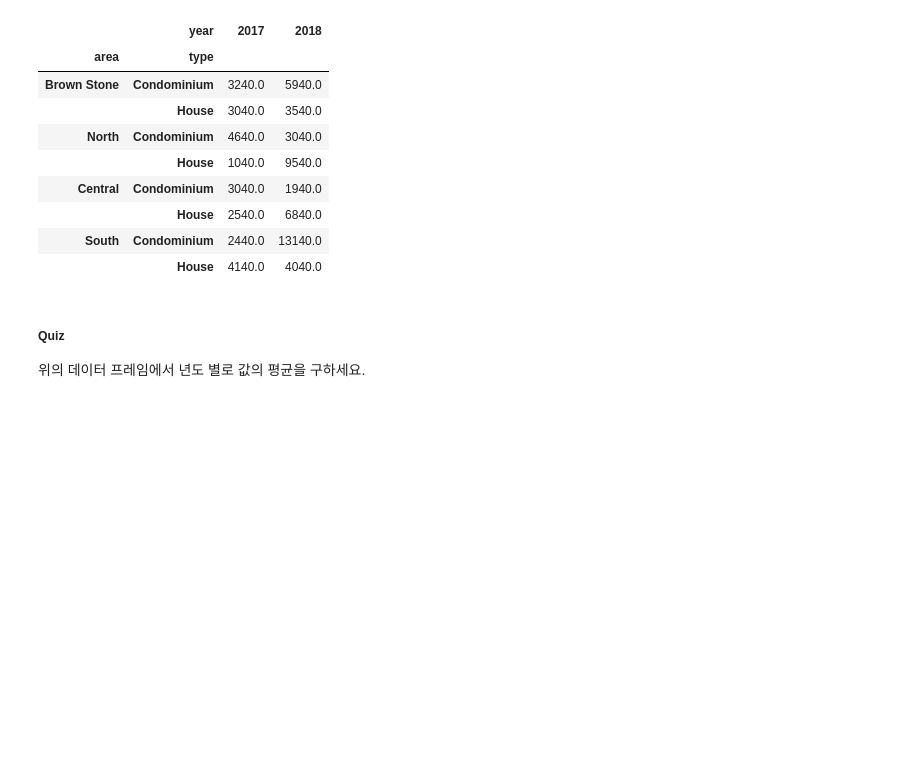
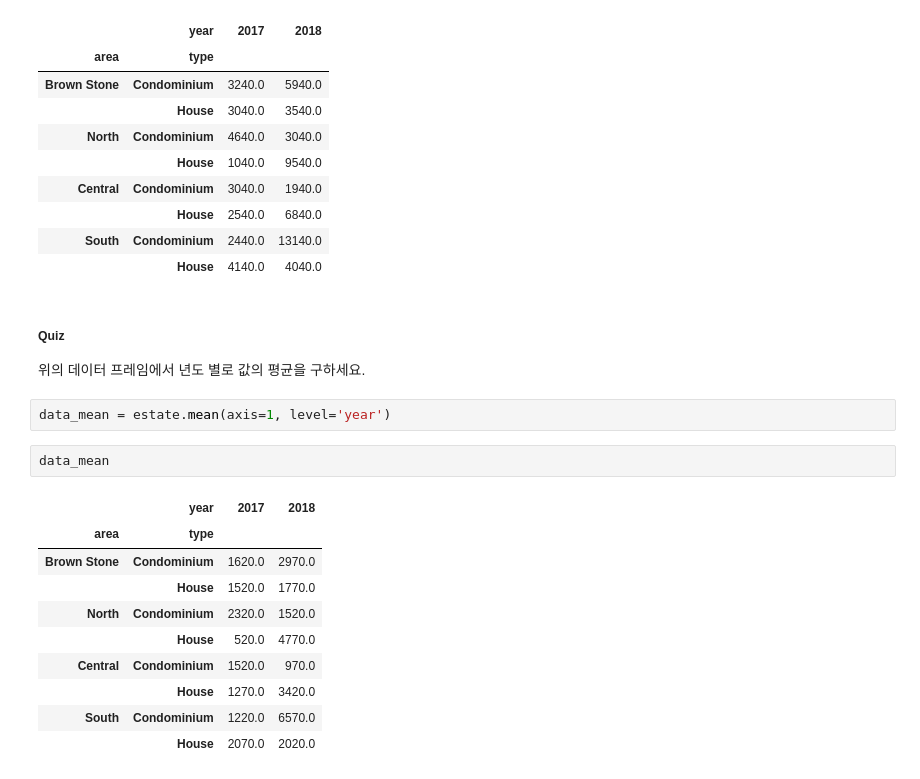
Before and after one commit to jrj8819/python-programming-class, a Jupyter notebook: ML_lesson5.ipynb, the cells around one changed output. Cells and saved outputs as stored; diff of their text form; blank space fills up the shorter version.

```diff
--- a/ML_lesson5.ipynb
+++ b/ML_lesson5.ipynb
@@ -688,3 +688,18 @@ data_sum
 # %% [markdown]
 ##### Quiz
 위의 데이터 프레임에서 년도 별로 값의 평균을 구하세요.
+# %%
+data_mean = estate.mean(axis=1, level='year')
+# %%
+data_mean
+# %% [output]
+|  | year | 2017 | 2018 |
+| area | type |  |  |
+| Brown Stone | Condominium | 1620.0 | 2970.0 |
+|  | House | 1520.0 | 1770.0 |
+| North | Condominium | 2320.0 | 1520.0 |
+|  | House | 520.0 | 4770.0 |
+| Central | Condominium | 1520.0 | 970.0 |
+|  | House | 1270.0 | 3420.0 |
+| South | Condominium | 1220.0 | 6570.0 |
+|  | House | 2070.0 | 2020.0 |
```
